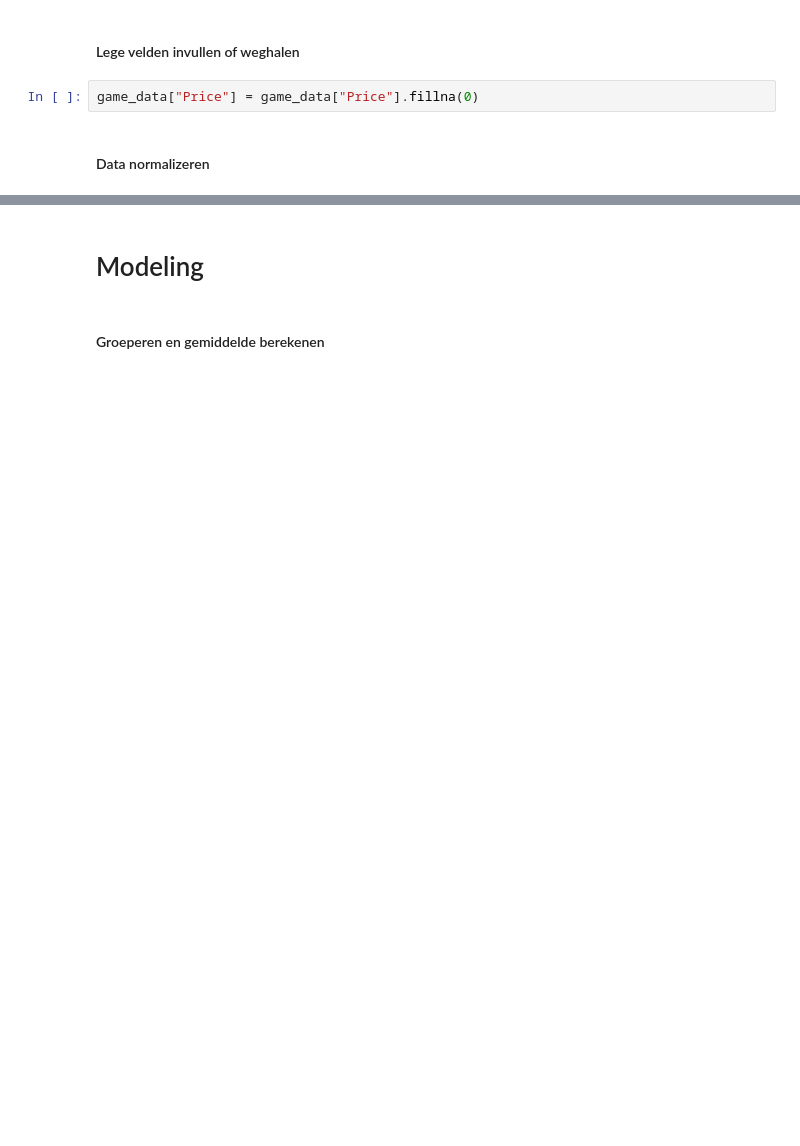
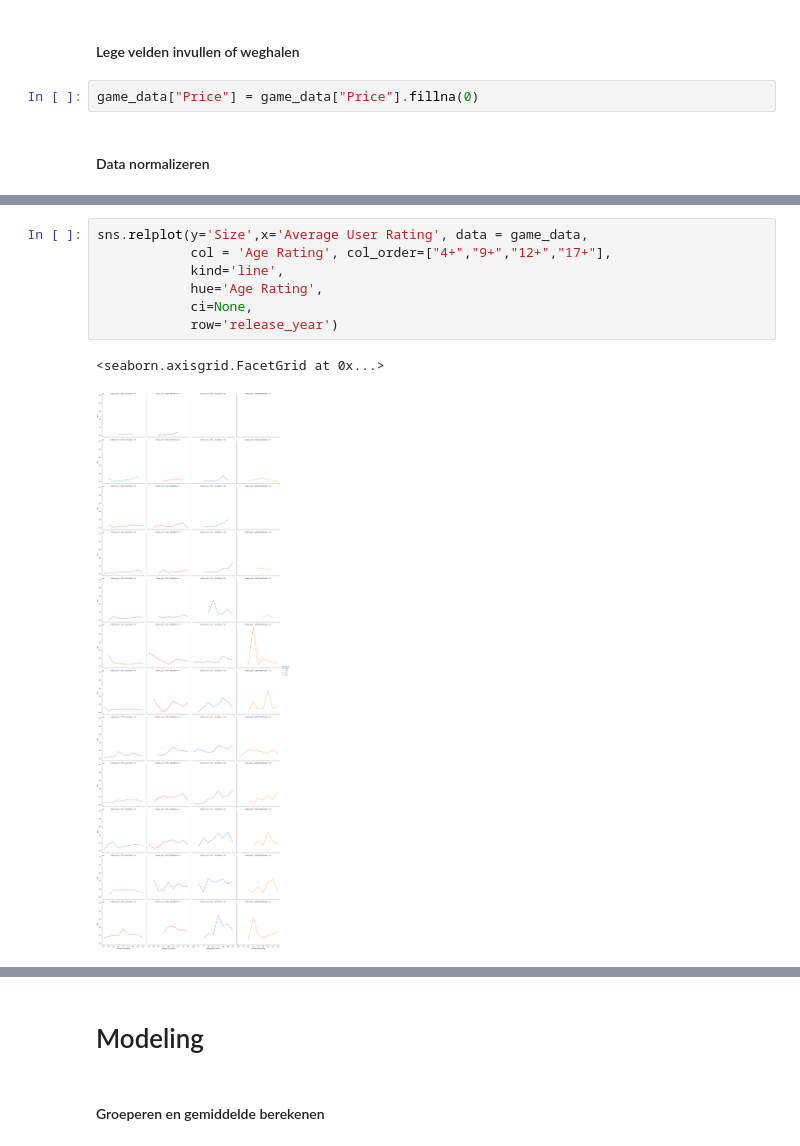
Before and after one commit to Mirmidion/PoC-Challenge2, a Jupyter notebook: YorbenNotebook.ipynb, the cells around one changed output, grey strips where cells are left out. Drawn from its saved outputs; the diff is of its cells as text; blank space fills up the shorter version.

```diff
--- a/YorbenNotebook.ipynb
+++ b/YorbenNotebook.ipynb
@@ -162 +256,11 @@ sns.pairplot(normalizedData, hue="Age Rating")
+# %%
+sns.relplot(y='Size',x='Average User Rating', data = game_data,
+            col = 'Age Rating', col_order=["4+","9+","12+","17+"],
+            kind='line',
+            hue='Age Rating',
+            ci=None,
+            row='release_year')
+# %% [output]
+<seaborn.axisgrid.FacetGrid at 0x...>
+[figure, added]
 # %%
```
Also changed, not shown: parts of 14 cells of this notebook.
